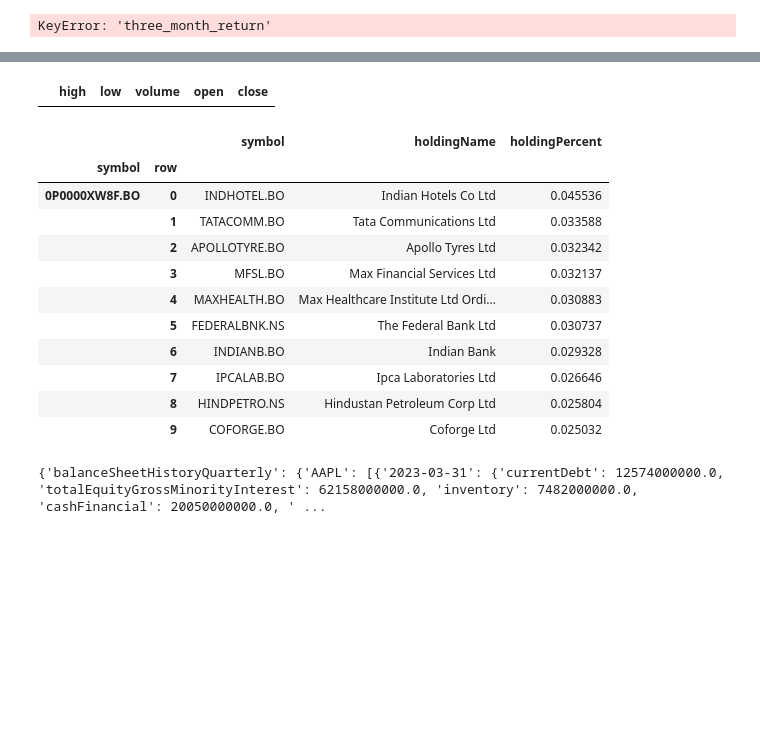
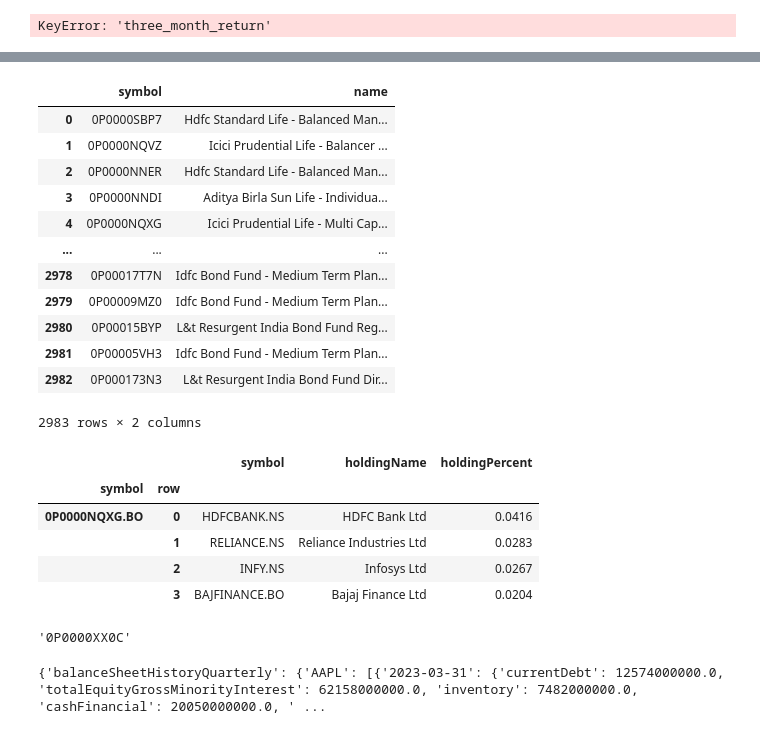
Before and after one commit to ansingh16/MF_analysis, a Jupyter notebook: Preprocess.ipynb, the cells around one changed output, grey strips where cells are left out. Cells and saved outputs as stored; diff of their text form; code cells hidden in the pictures; blank space fills up the shorter version.

```diff
--- a/Preprocess.ipynb
+++ b/Preprocess.ipynb
@@ -400,29 +413,34 @@ data_scheme.to_csv('mf_schemes.csv',index=False)
-# %%
-scheme = data_scheme['ISIN Div Payout/ ISIN Growth'].iloc[0]
-
-
-from yahooquery import Ticker
-ticker = Ticker(scheme)
-ticker.history()
-# %% [output]
-|  | high | low | volume | open | close |
+# %%
+funds
+# %% [output]
+|  | symbol | name |
+| 0 | 0P0000SBP7 | Hdfc Standard Life - Balanced Man... |
+| 1 | 0P0000NQVZ | Icici Prudential Life - Balancer ... |
+| 2 | 0P0000NNER | Hdfc Standard Life - Balanced Man... |
+| 3 | 0P0000NNDI | Aditya Birla Sun Life - Individua... |
+| 4 | 0P0000NQXG | Icici Prudential Life - Multi Cap... |
+| ... | ... | ... |
+| 2978 | 0P00017T7N | Idfc Bond Fund - Medium Term Plan... |
+| 2979 | 0P00009MZ0 | Idfc Bond Fund - Medium Term Plan... |
+| 2980 | 0P00015BYP | L&t Resurgent India Bond Fund Reg... |
+| 2981 | 0P00005VH3 | Idfc Bond Fund - Medium Term Plan... |
+| 2982 | 0P000173N3 | L&t Resurgent India Bond Fund Dir... |
+2983 rows × 2 columns
 # %%
 from yahooquery import Ticker
-ticker = Ticker('0P0000XW8F.BO')
+ticker = Ticker('0P0000NQXG.BO')
 ticker.fund_top_holdings
 # %% [output]
 |  |  | symbol | holdingName | holdingPercent |
 | symbol | row |  |  |  |
-| 0P0000XW8F.BO | 0 | INDHOTEL.BO | Indian Hotels Co Ltd | 0.045536 |
-|  | 1 | TATACOMM.BO | Tata Communications Ltd | 0.033588 |
-|  | 2 | APOLLOTYRE.BO | Apollo Tyres Ltd | 0.032342 |
-|  | 3 | MFSL.BO | Max Financial Services Ltd | 0.032137 |
-|  | 4 | MAXHEALTH.BO | Max Healthcare Institute Ltd Ordi... | 0.030883 |
-|  | 5 | FEDERALBNK.NS | The Federal Bank Ltd | 0.030737 |
-|  | 6 | INDIANB.BO | Indian Bank | 0.029328 |
-|  | 7 | IPCALAB.BO | Ipca Laboratories Ltd | 0.026646 |
-|  | 8 | HINDPETRO.NS | Hindustan Petroleum Corp Ltd | 0.025804 |
-|  | 9 | COFORGE.BO | Coforge Ltd | 0.025032 |
+| 0P0000NQXG.BO | 0 | HDFCBANK.NS | HDFC Bank Ltd | 0.0416 |
+|  | 1 | RELIANCE.NS | Reliance Industries Ltd | 0.0283 |
+|  | 2 | INFY.NS | Infosys Ltd | 0.0267 |
+|  | 3 | BAJFINANCE.BO | Bajaj Finance Ltd | 0.0204 |
+# %%
+symbols.iloc[15]
+# %% [output]
+'0P0000XX0C'
 # %%
 from yahoofinancials import YahooFinancials
 tickers = ['AAPL', 'GOOG', 'C']
```
Also changed, not shown: parts of 9 cells of this notebook, 1 other file.
